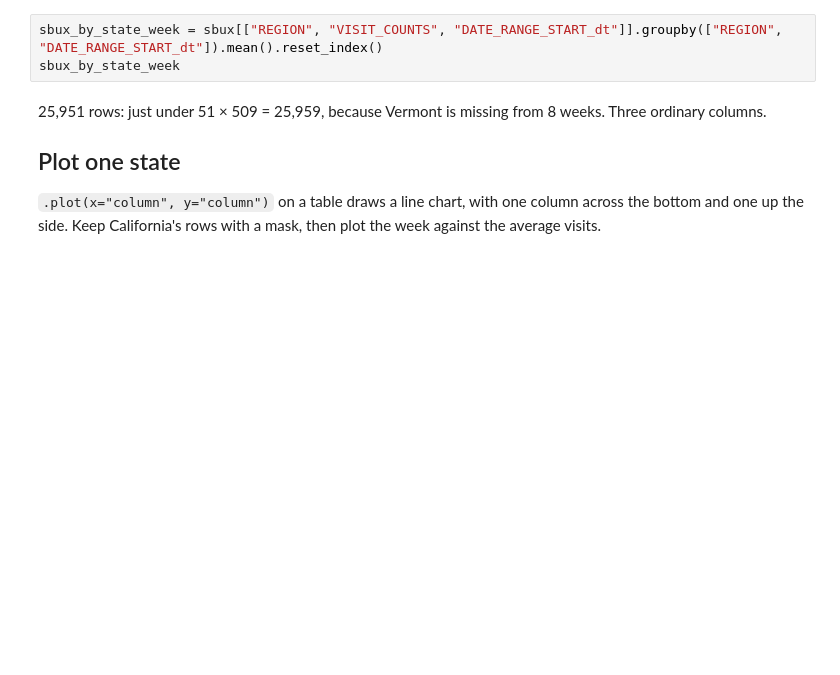
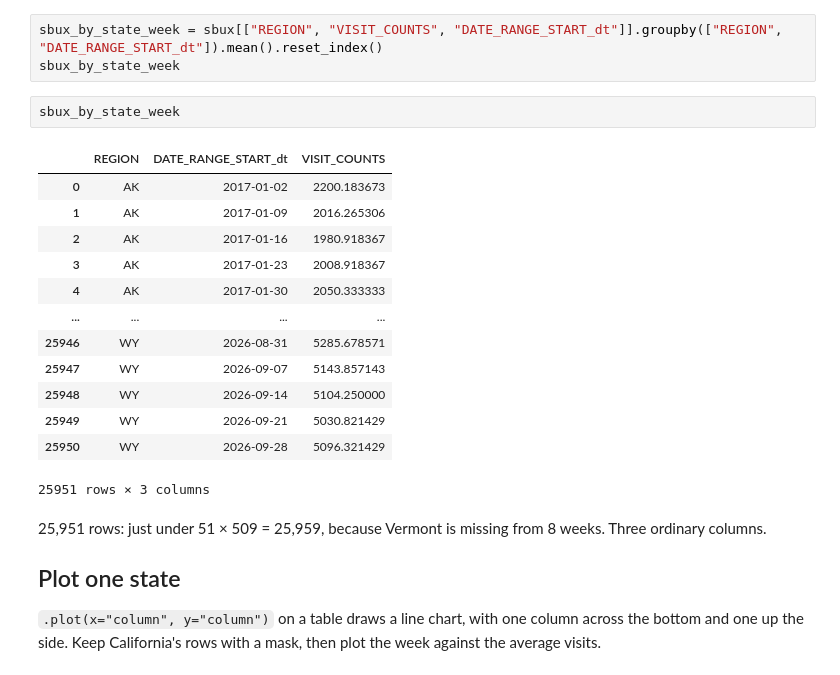
Before and after one commit to njhallman/acc380k-fall-2026, a Jupyter notebook: notebooks/notebook-09/12-30-section.ipynb, the cells around one changed output. Cells and saved outputs as stored; diff of their text form; blank space fills up the shorter version.

```diff
--- a/notebooks/notebook-09/12-30-section.ipynb
+++ b/notebooks/notebook-09/12-30-section.ipynb
@@ -593,6 +688,22 @@ Grouping by two columns makes both of them the index. `.reset_index()` turns the
 # %%
 sbux_by_state_week = sbux[["REGION", "VISIT_COUNTS", "DATE_RANGE_START_dt"]].groupby(["REGION", "DATE_RANGE_START_dt"]).mean().reset_index()
 sbux_by_state_week
+# %%
+sbux_by_state_week
+# %% [output]
+|  | REGION | DATE_RANGE_START_dt | VISIT_COUNTS |
+| 0 | AK | 2017-01-02 | 2200.183673 |
+| 1 | AK | 2017-01-09 | 2016.265306 |
+| 2 | AK | 2017-01-16 | 1980.918367 |
+| 3 | AK | 2017-01-23 | 2008.918367 |
+| 4 | AK | 2017-01-30 | 2050.333333 |
+| ... | ... | ... | ... |
+| 25946 | WY | 2026-08-31 | 5285.678571 |
+| 25947 | WY | 2026-09-07 | 5143.857143 |
+| 25948 | WY | 2026-09-14 | 5104.250000 |
+| 25949 | WY | 2026-09-21 | 5030.821429 |
+| 25950 | WY | 2026-09-28 | 5096.321429 |
+25951 rows × 3 columns
 # %% [markdown]
 25,951 rows: just under 51 × 509 = 25,959, because Vermont is missing from 8 weeks. Three ordinary columns.
 
```
Also changed, not shown: parts of 10 cells of this notebook.
